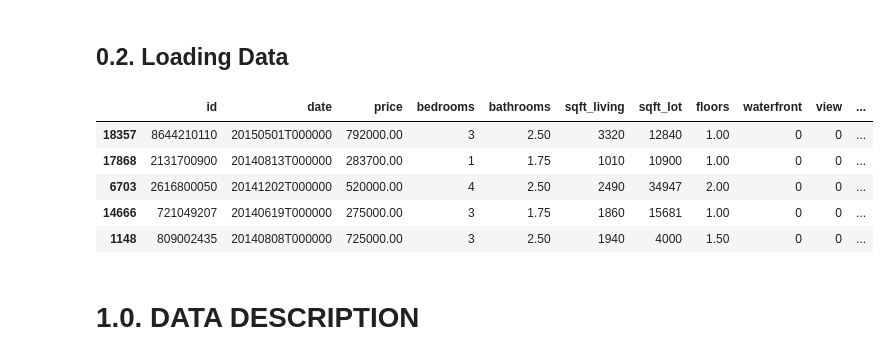
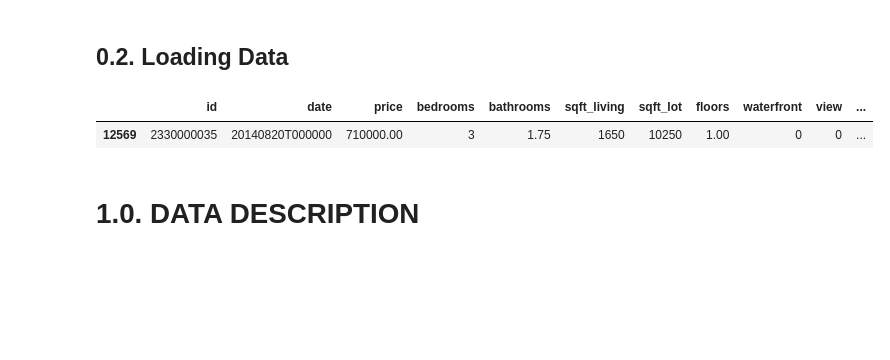
Before and after one commit to VictorTerror/House_Sales_Insights, a Jupyter notebook: 01_house_sales_insights.ipynb, the cells around one changed output. Cells and saved outputs as stored; diff of their text form; code cells hidden in the pictures; blank space fills up the shorter version.

```diff
--- a/01_house_sales_insights.ipynb
+++ b/01_house_sales_insights.ipynb
@@ -71,14 +91,10 @@ Populating the interactive namespace from numpy and matplotlib
 # %%
 df_raw = pd.read_csv( 'data/kc_house_data.csv', low_memory=False )
 # %%
-df_raw.sample(5)
+df_raw.sample()
 # %% [output]
 |  | id | date | price | bedrooms | bathrooms | sqft_living | sqft_lot | floors | waterfront | view | ... |
-| 18357 | 8644210110 | 20150501T000000 | 792000.00 | 3 | 2.50 | 3320 | 12840 | 1.00 | 0 | 0 | ... |
-| 17868 | 2131700900 | 20140813T000000 | 283700.00 | 1 | 1.75 | 1010 | 10900 | 1.00 | 0 | 0 | ... |
-| 6703 | 2616800050 | 20141202T000000 | 520000.00 | 4 | 2.50 | 2490 | 34947 | 2.00 | 0 | 0 | ... |
-| 14666 | 721049207 | 20140619T000000 | 275000.00 | 3 | 1.75 | 1860 | 15681 | 1.00 | 0 | 0 | ... |
-| 1148 | 809002435 | 20140808T000000 | 725000.00 | 3 | 2.50 | 1940 | 4000 | 1.50 | 0 | 0 | ... |
+| 12569 | 2330000035 | 20140820T000000 | 710000.00 | 3 | 1.75 | 1650 | 10250 | 1.00 | 0 | 0 | ... |
 # %% [markdown]
 # 1.0. DATA DESCRIPTION
 # %%
```
Also changed, not shown: parts of 61 cells of this notebook.
